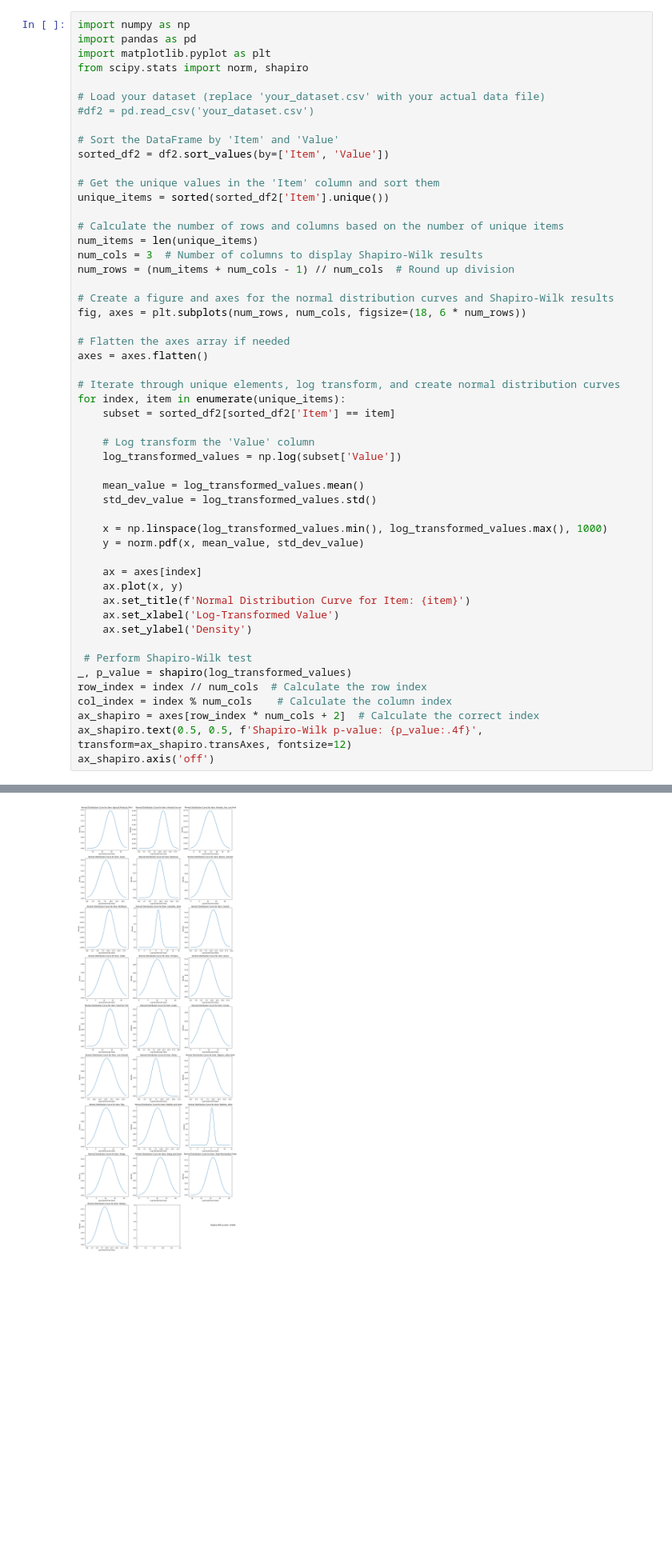
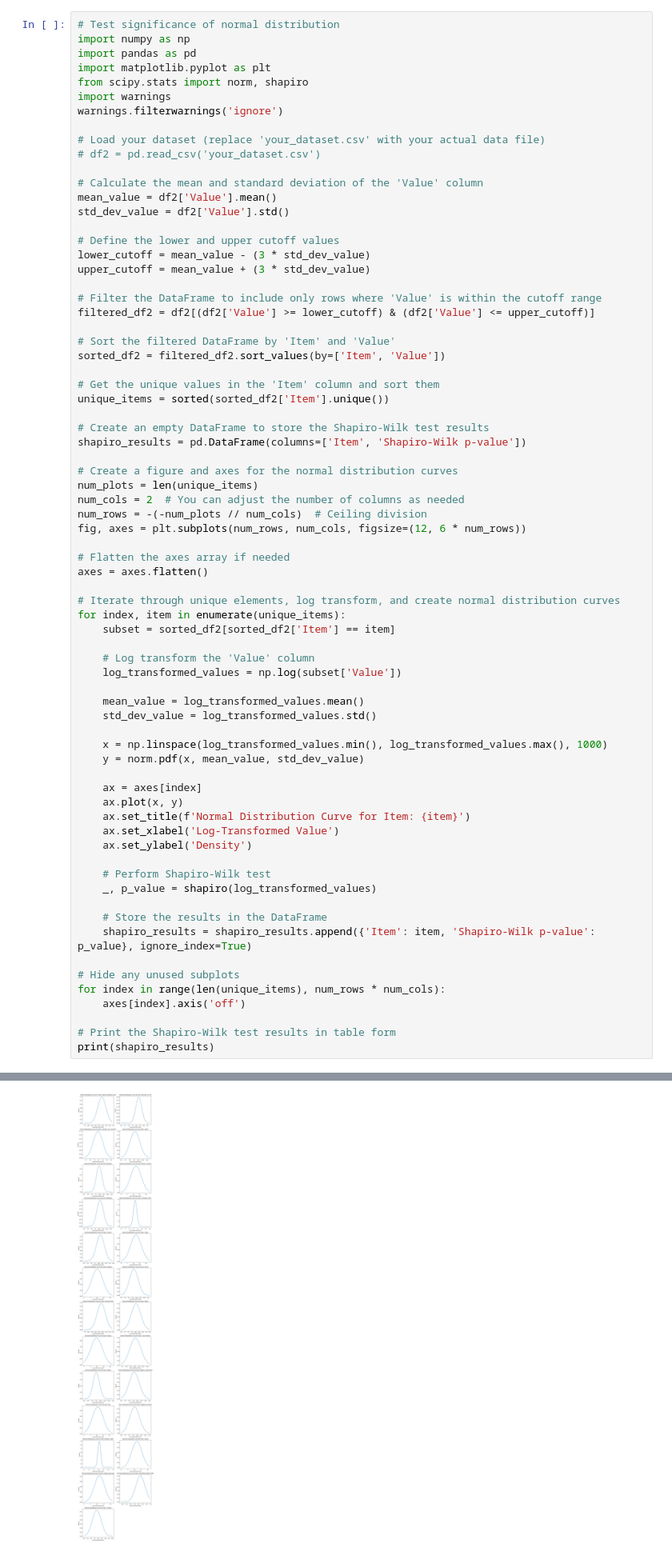
Before and after one commit to ZemelakGoraga/food-and-agri, a Jupyter notebook: avian_livestock_fishery.ipynb, the cells around one changed output, grey strips where cells are left out. Shown at 80% size. Saved outputs shown, nothing was run; the diff lists cells and outputs as text; blank space fills up the shorter version.

```diff
--- a/avian_livestock_fishery.ipynb
+++ b/avian_livestock_fishery.ipynb
@@ -882,27 +878,42 @@ df2.shape
 # %% [output]
 (495902, 5)
 # %%
+# Test significance of normal distribution
 import numpy as np
 import pandas as pd
 import matplotlib.pyplot as plt
 from scipy.stats import norm, shapiro
+import warnings
+warnings.filterwarnings('ignore')
 
 # Load your dataset (replace 'your_dataset.csv' with your actual data file)
-#df2 = pd.read_csv('your_dataset.csv')
+# df2 = pd.read_csv('your_dataset.csv')
 
-# Sort the DataFrame by 'Item' and 'Value'
-sorted_df2 = df2.sort_values(by=['Item', 'Value'])
+# Calculate the mean and standard deviation of the 'Value' column
+mean_value = df2['Value'].mean()
+std_dev_value = df2['Value'].std()
+
+# Define the lower and upper cutoff values
+lower_cutoff = mean_value - (3 * std_dev_value)
+upper_cutoff = mean_value + (3 * std_dev_value)
+
+# Filter the DataFrame to include only rows where 'Value' is within the cutoff range
+filtered_df2 = df2[(df2['Value'] >= lower_cutoff) & (df2['Value'] <= upper_cutoff)]
+
+# Sort the filtered DataFrame by 'Item' and 'Value'
+sorted_df2 = filtered_df2.sort_values(by=['Item', 'Value'])
 
 # Get the unique values in the 'Item' column and sort them
 unique_items = sorted(sorted_df2['Item'].unique())
 
-# Calculate the number of rows and columns based on the number of unique items
-num_items = len(unique_items)
-num_cols = 3  # Number of columns to display Shapiro-Wilk results
-num_rows = (num_items + num_cols - 1) // num_cols  # Round up division
+# Create an empty DataFrame to store the Shapiro-Wilk test results
+shapiro_results = pd.DataFrame(columns=['Item', 'Shapiro-Wilk p-value'])
 
-# Create a figure and axes for the normal distribution curves and Shapiro-Wilk results
-fig, axes = plt.subplots(num_rows, num_cols, figsize=(18, 6 * num_rows))
+# Create a figure and axes for the normal distribution curves
+num_plots = len(unique_items)
+num_cols = 2  # You can adjust the number of columns as needed
+num_rows = -(-num_plots // num_cols)  # Ceiling division
+fig, axes = plt.subplots(num_rows, num_cols, figsize=(12, 6 * num_rows))
 
 # Flatten the axes array if needed
 axes = axes.flatten()
@@ -926,11 +937,16 @@ for index, item in enumerate(unique_items):
     ax.set_xlabel('Log-Transformed Value')
     ax.set_ylabel('Density')
 
- # Perform Shapiro-Wilk test
-_, p_value = shapiro(log_transformed_values)
-row_index = index // num_cols  # Calculate the row index
-col_index = index % num_cols    # Calculate the column index
-ax_shapiro = axes[row_index * num_cols + 2]  # Calculate the correct index
-ax_shapiro.text(0.5, 0.5, f'Shapiro-Wilk p-value: {p_value:.4f}', transform=ax_shapiro.transAxes, fontsize=12)
-ax_shapiro.axis('off')
+    # Perform Shapiro-Wilk test
+    _, p_value = shapiro(log_transformed_values)
+
+    # Store the results in the DataFrame
+    shapiro_results = shapiro_results.append({'Item': item, 'Shapiro-Wilk p-value': p_value}, ignore_index=True)
+
+# Hide any unused subplots
+for index in range(len(unique_items), num_rows * num_cols):
+    axes[index].axis('off')
+
+# Print the Shapiro-Wilk test results in table form
+print(shapiro_results)
 # %% [output]
@@ -938 +970 @@ ax_shapiro.axis('off')
-[figure, old version]
+[figure, new version]
```
Also changed, not shown: parts of 3 cells of this notebook.
